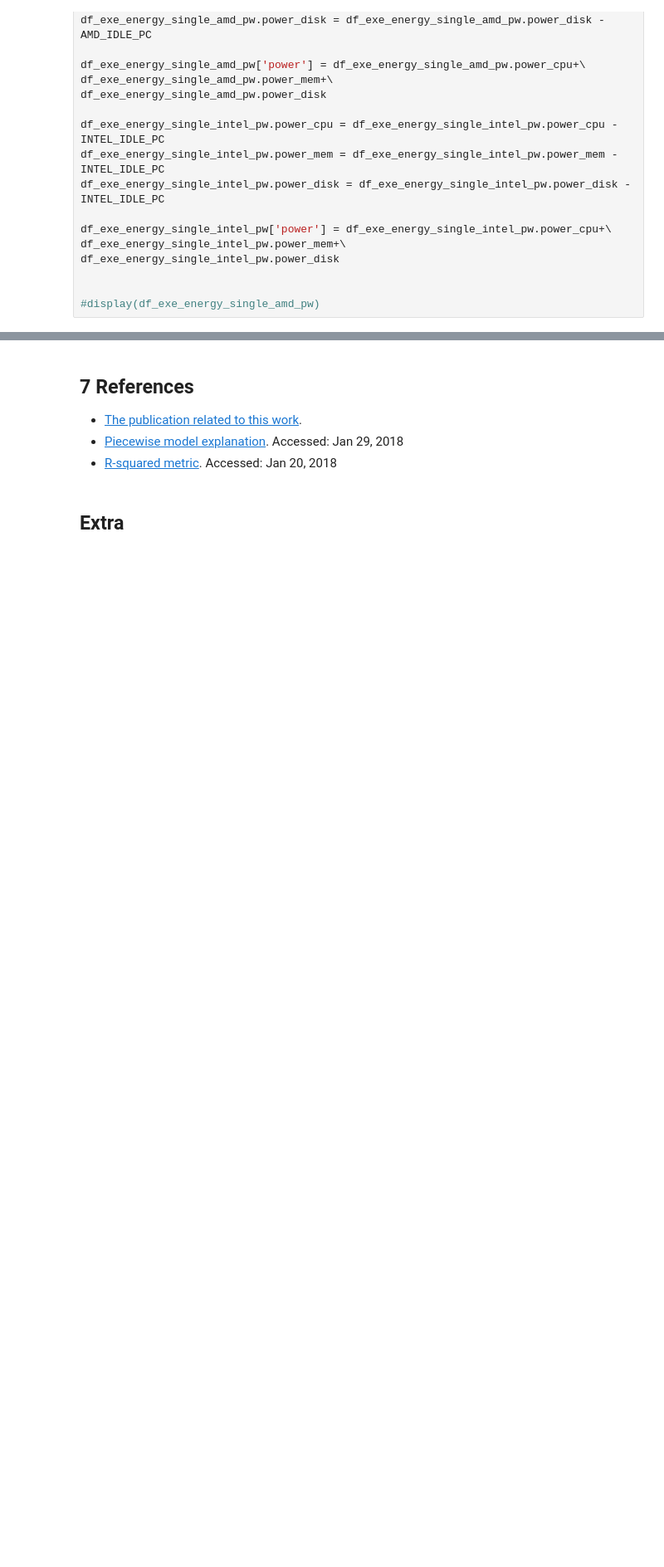
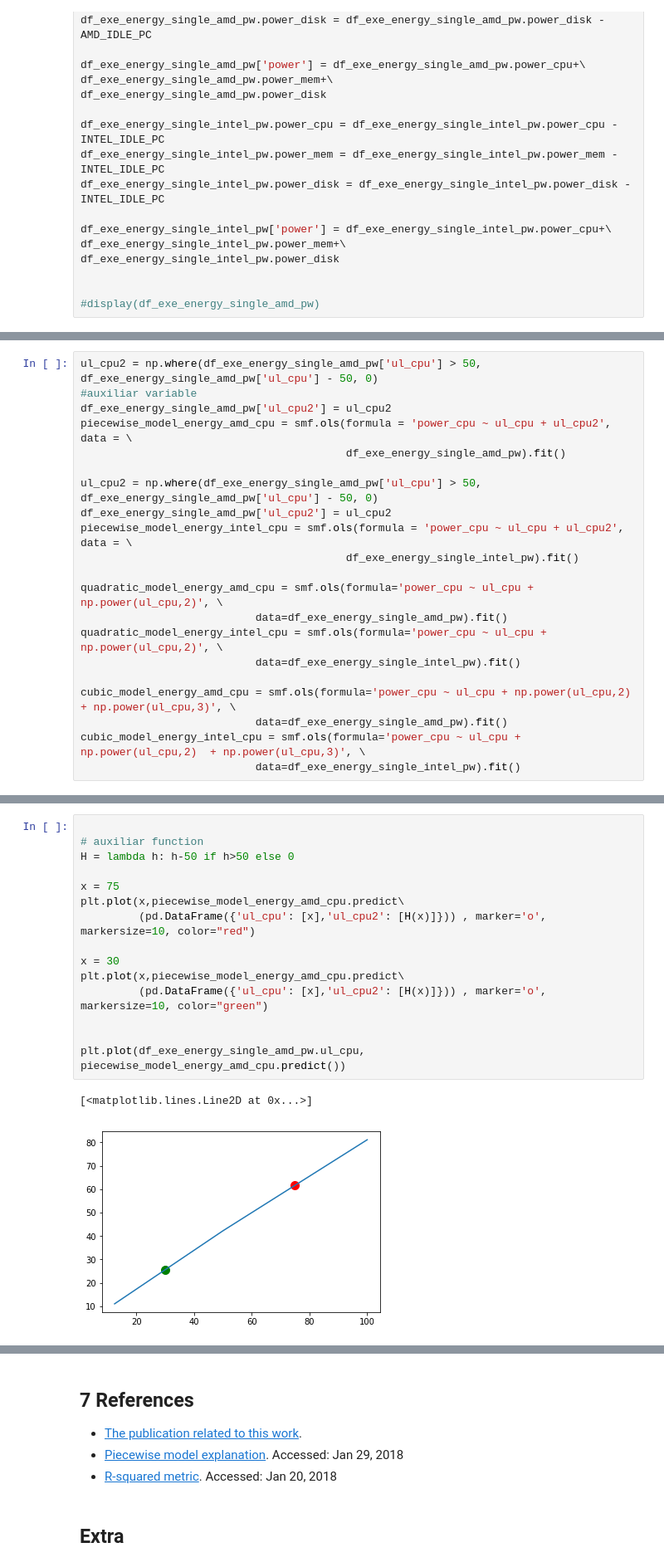
Before and after one commit to jonathan-murana/notebook, a Jupyter notebook: milab.ipynb, the cells around one changed output, grey strips where cells are left out. Shown at 83% size. Drawn from its saved outputs; the diff is of its cells as text; blank space fills up the shorter version.

```diff
--- a/milab.ipynb
+++ b/milab.ipynb
@@ -2083,0 +1389,21 @@ This notebook presented detailed python scripts for proccesing output files of p
+# %%
+ul_cpu2 = np.where(df_exe_energy_single_amd_pw['ul_cpu'] > 50, df_exe_energy_single_amd_pw['ul_cpu'] - 50, 0)
+#auxiliar variable
+df_exe_energy_single_amd_pw['ul_cpu2'] = ul_cpu2
+piecewise_model_energy_amd_cpu = smf.ols(formula = 'power_cpu ~ ul_cpu + ul_cpu2', data = \
+                                         df_exe_energy_single_amd_pw).fit()
+
+ul_cpu2 = np.where(df_exe_energy_single_amd_pw['ul_cpu'] > 50, df_exe_energy_single_amd_pw['ul_cpu'] - 50, 0)
+df_exe_energy_single_amd_pw['ul_cpu2'] = ul_cpu2
+piecewise_model_energy_intel_cpu = smf.ols(formula = 'power_cpu ~ ul_cpu + ul_cpu2', data = \
+                                         df_exe_energy_single_intel_pw).fit()
+
+quadratic_model_energy_amd_cpu = smf.ols(formula='power_cpu ~ ul_cpu + np.power(ul_cpu,2)', \
+                           data=df_exe_energy_single_amd_pw).fit()
+quadratic_model_energy_intel_cpu = smf.ols(formula='power_cpu ~ ul_cpu + np.power(ul_cpu,2)', \
+                           data=df_exe_energy_single_intel_pw).fit()
+
+cubic_model_energy_amd_cpu = smf.ols(formula='power_cpu ~ ul_cpu + np.power(ul_cpu,2)  + np.power(ul_cpu,3)', \
+                           data=df_exe_energy_single_amd_pw).fit()
+cubic_model_energy_intel_cpu = smf.ols(formula='power_cpu ~ ul_cpu + np.power(ul_cpu,2)  + np.power(ul_cpu,3)', \
+                           data=df_exe_energy_single_intel_pw).fit()
@@ -2083,0 +1507,18 @@ This notebook presented detailed python scripts for proccesing output files of p
+# %%
+
+# auxiliar function
+H = lambda h: h-50 if h>50 else 0
+
+x = 75
+plt.plot(x,piecewise_model_energy_amd_cpu.predict\
+         (pd.DataFrame({'ul_cpu': [x],'ul_cpu2': [H(x)]})) , marker='o', markersize=10, color="red")
+
+x = 30
+plt.plot(x,piecewise_model_energy_amd_cpu.predict\
+         (pd.DataFrame({'ul_cpu': [x],'ul_cpu2': [H(x)]})) , marker='o', markersize=10, color="green")
+
+
+plt.plot(df_exe_energy_single_amd_pw.ul_cpu, piecewise_model_energy_amd_cpu.predict())
+# %% [output]
+[<matplotlib.lines.Line2D at 0x...>]
+[figure, added]
```
Also changed, not shown: parts of 134 cells of this notebook.
